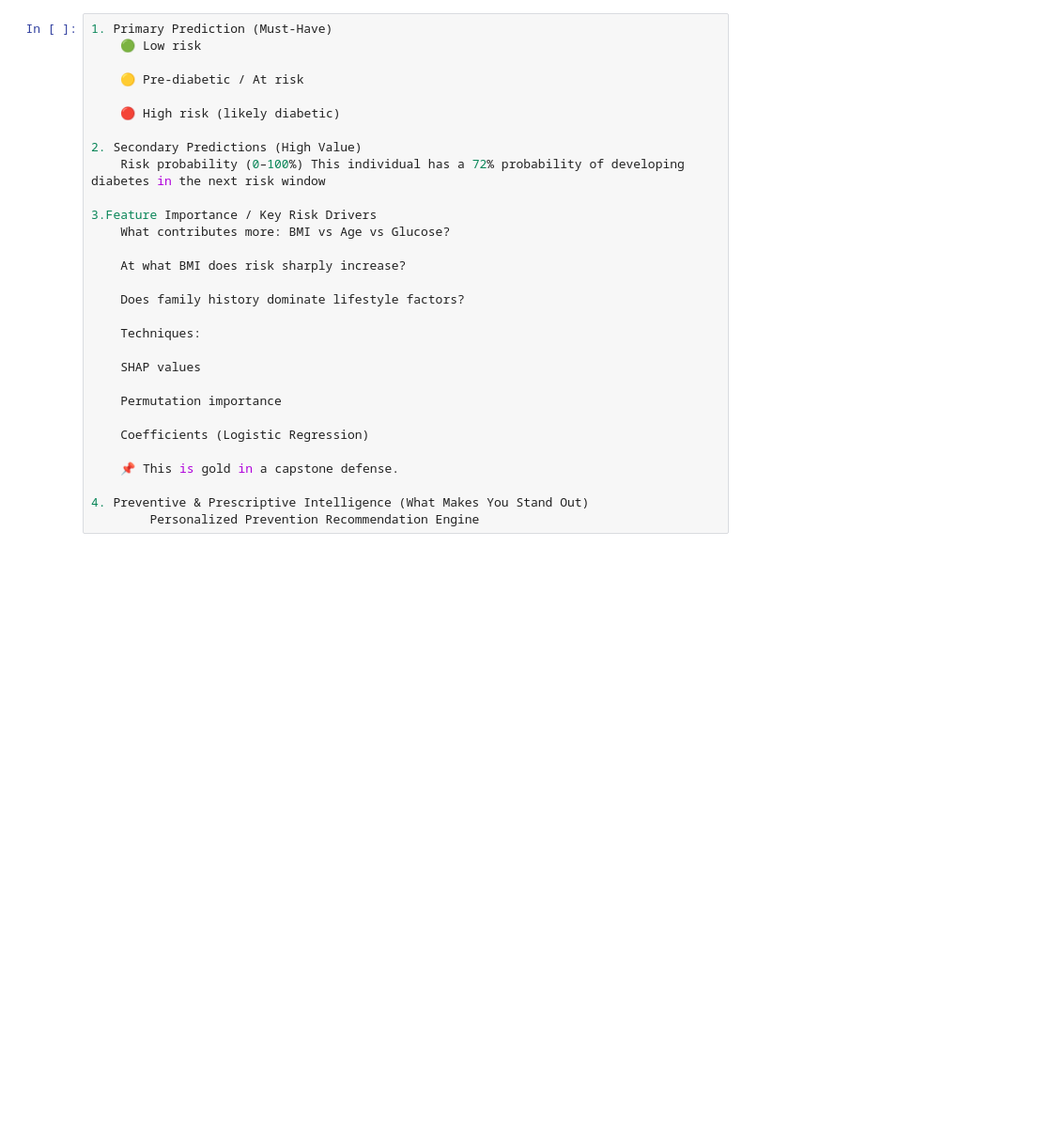
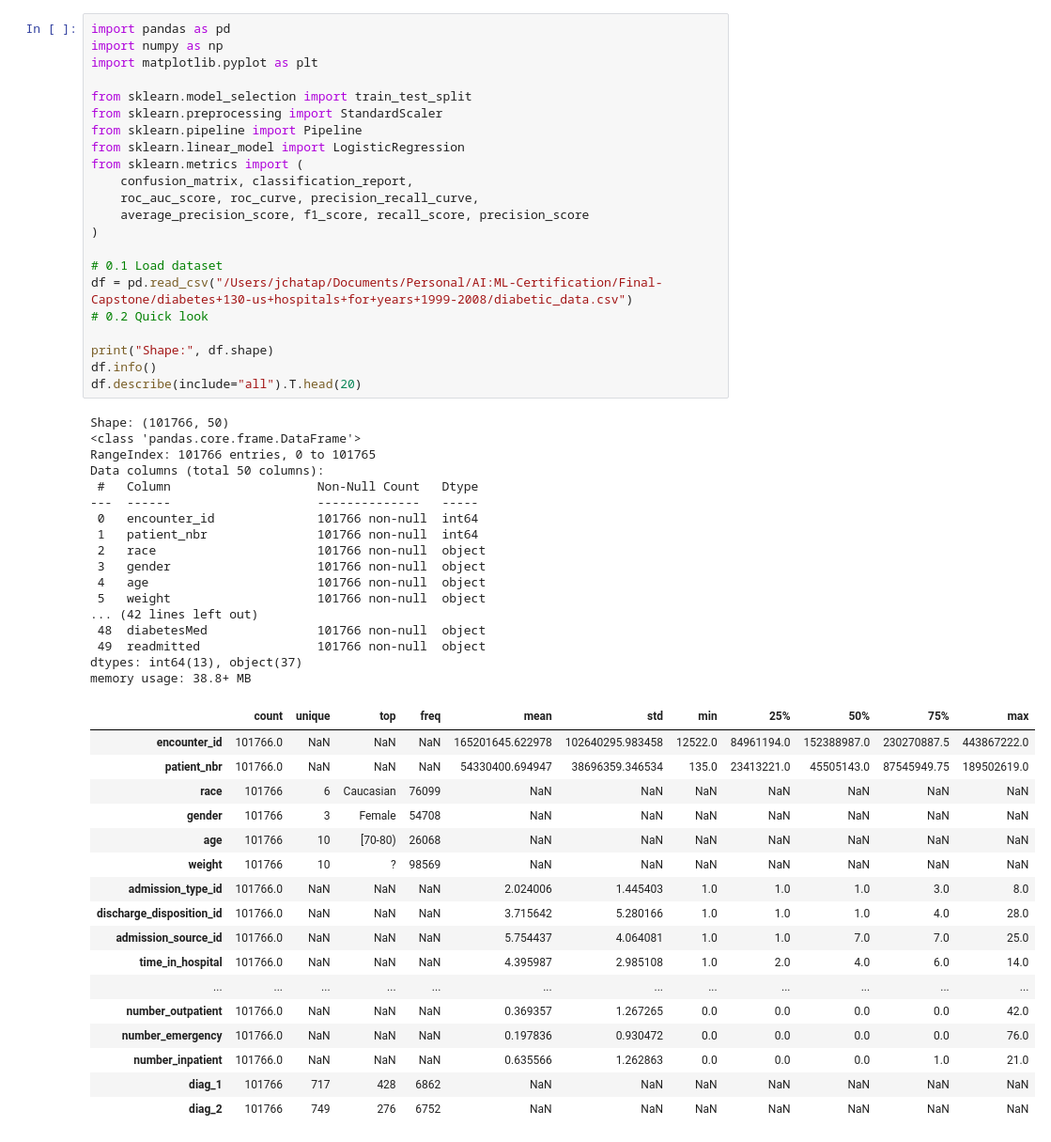
Before and after one commit to jpatil-bit/diabetes-eda-module-20, a Jupyter notebook: predict-diabetes.ipynb, the cells around one changed output. Shown at 94% size. Drawn from its saved outputs; the diff is of its cells as text; blank space fills up the shorter version.

```diff
--- a/predict-diabetes.ipynb
+++ b/predict-diabetes.ipynb
@@ -1,31 +1,58 @@
 # %%
-1. Primary Prediction (Must-Have)
-    🟢 Low risk
+import pandas as pd
+import numpy as np
+import matplotlib.pyplot as plt
 
-    🟡 Pre-diabetic / At risk
+from sklearn.model_selection import train_test_split
+from sklearn.preprocessing import StandardScaler
+from sklearn.pipeline import Pipeline
+from sklearn.linear_model import LogisticRegression
+from sklearn.metrics import (
+    confusion_matrix, classification_report,
+    roc_auc_score, roc_curve, precision_recall_curve,
+    average_precision_score, f1_score, recall_score, precision_score
+)
 
-    🔴 High risk (likely diabetic)
+# 0.1 Load dataset
+df = pd.read_csv("/Users/jchatap/Documents/Personal/AI:ML-Certification/Final-Capstone/diabetes+130-us+hospitals+for+years+1999-2008/diabetic_data.csv")
+# 0.2 Quick look
 
-2. Secondary Predictions (High Value)
-    Risk probability (0–100%) This individual has a 72% probability of developing diabetes in the next risk window
-
-3.Feature Importance / Key Risk Drivers
-    What contributes more: BMI vs Age vs Glucose?
-
-    At what BMI does risk sharply increase?
-
-    Does family history dominate lifestyle factors?
-
-    Techniques:
-
-    SHAP values
-
-    Permutation importance
-
-    Coefficients (Logistic Regression)
-
-    📌 This is gold in a capstone defense.
-
-4. Preventive & Prescriptive Intelligence (What Makes You Stand Out)
-        Personalized Prevention Recommendation Engine
+print("Shape:", df.shape)
+df.info()
+df.describe(include="all").T.head(20)
+# %% [output]
+Shape: (101766, 50)
+<class 'pandas.core.frame.DataFrame'>
+RangeIndex: 101766 entries, 0 to 101765
+Data columns (total 50 columns):
+ #   Column                    Non-Null Count   Dtype
+---  ------                    --------------   -----
+ 0   encounter_id              101766 non-null  int64
+ 1   patient_nbr               101766 non-null  int64
+ 2   race                      101766 non-null  object
+ 3   gender                    101766 non-null  object
+ 4   age                       101766 non-null  object
+ 5   weight                    101766 non-null  object
+... (42 lines left out)
+ 48  diabetesMed               101766 non-null  object
+ 49  readmitted                101766 non-null  object
+dtypes: int64(13), object(37)
+memory usage: 38.8+ MB
+|  | count | unique | top | freq | mean | std | min | 25% | 50% | 75% | max |
+| encounter_id | 101766.0 | NaN | NaN | NaN | 165201645.622978 | 102640295.983458 | 12522.0 | 84961194.0 | 152388987.0 | 230270887.5 | 443867222.0 |
+| patient_nbr | 101766.0 | NaN | NaN | NaN | 54330400.694947 | 38696359.346534 | 135.0 | 23413221.0 | 45505143.0 | 87545949.75 | 189502619.0 |
+| race | 101766 | 6 | Caucasian | 76099 | NaN | NaN | NaN | NaN | NaN | NaN | NaN |
+| gender | 101766 | 3 | Female | 54708 | NaN | NaN | NaN | NaN | NaN | NaN | NaN |
+| age | 101766 | 10 | [70-80) | 26068 | NaN | NaN | NaN | NaN | NaN | NaN | NaN |
+| weight | 101766 | 10 | ? | 98569 | NaN | NaN | NaN | NaN | NaN | NaN | NaN |
+| admission_type_id | 101766.0 | NaN | NaN | NaN | 2.024006 | 1.445403 | 1.0 | 1.0 | 1.0 | 3.0 | 8.0 |
+| discharge_disposition_id | 101766.0 | NaN | NaN | NaN | 3.715642 | 5.280166 | 1.0 | 1.0 | 1.0 | 4.0 | 28.0 |
+| admission_source_id | 101766.0 | NaN | NaN | NaN | 5.754437 | 4.064081 | 1.0 | 1.0 | 7.0 | 7.0 | 25.0 |
+| time_in_hospital | 101766.0 | NaN | NaN | NaN | 4.395987 | 2.985108 | 1.0 | 2.0 | 4.0 | 6.0 | 14.0 |
+| ... | ... | ... | ... | ... | ... | ... | ... | ... | ... | ... | ... |
+| number_outpatient | 101766.0 | NaN | NaN | NaN | 0.369357 | 1.267265 | 0.0 | 0.0 | 0.0 | 0.0 | 42.0 |
+| number_emergency | 101766.0 | NaN | NaN | NaN | 0.197836 | 0.930472 | 0.0 | 0.0 | 0.0 | 0.0 | 76.0 |
+| number_inpatient | 101766.0 | NaN | NaN | NaN | 0.635566 | 1.262863 | 0.0 | 0.0 | 0.0 | 1.0 | 21.0 |
+| diag_1 | 101766 | 717 | 428 | 6862 | NaN | NaN | NaN | NaN | NaN | NaN | NaN |
+| diag_2 | 101766 | 749 | 276 | 6752 | NaN | NaN | NaN | NaN | NaN | NaN | NaN |
 # %%
```
Also changed, not shown: parts of 10 cells of this notebook.
